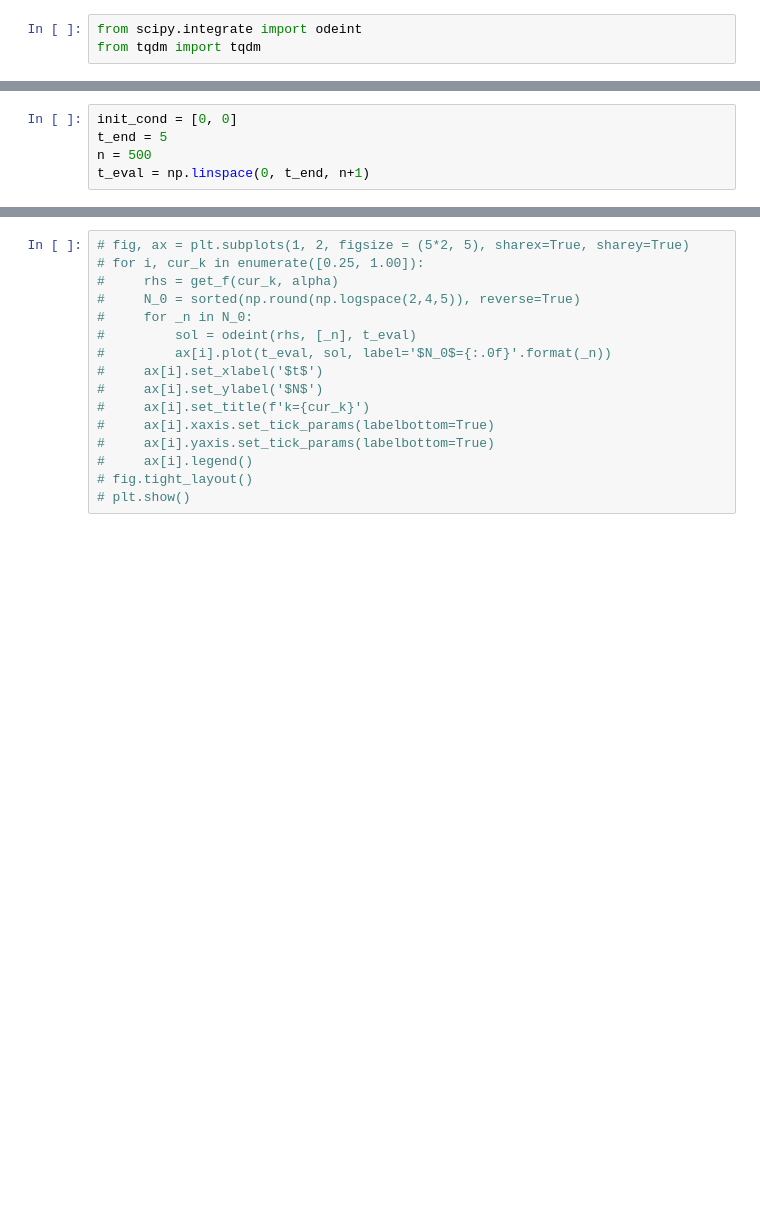
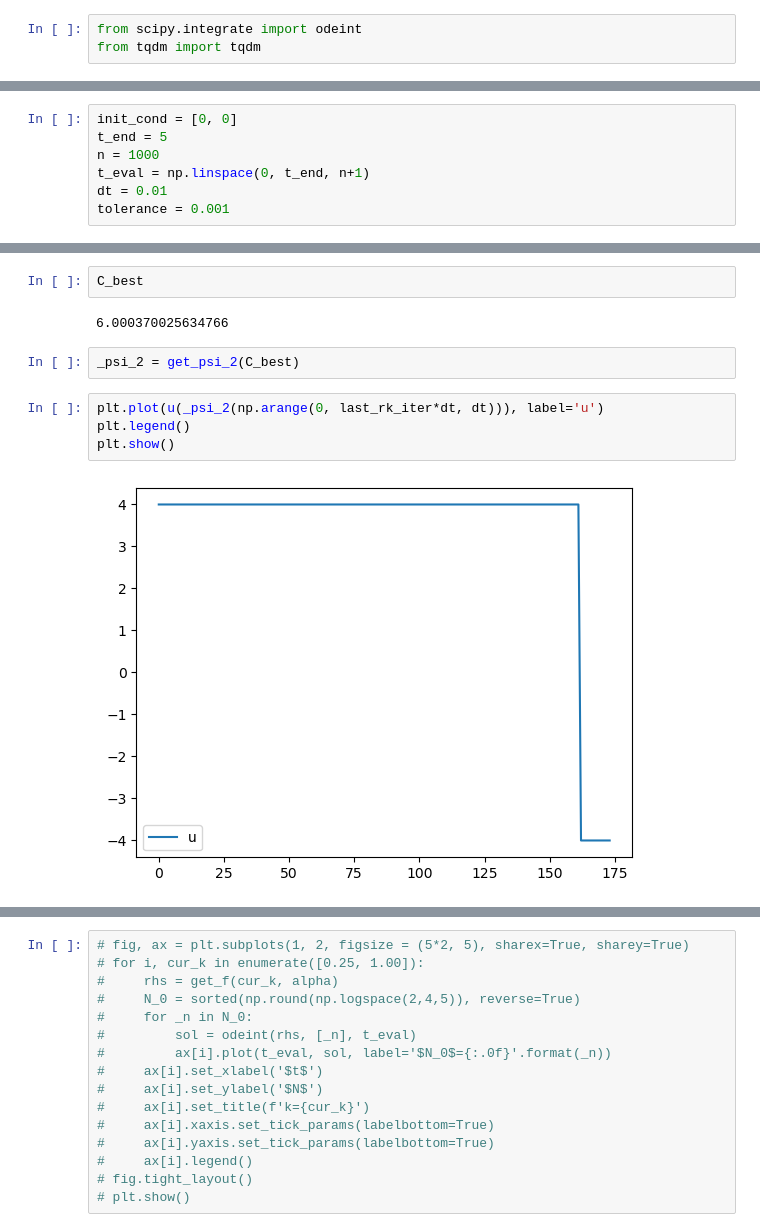
Before and after one commit to ravilkooo/met_opt, a Jupyter notebook: prac-7/Task.ipynb, the cells around one changed output, grey strips where cells are left out. Cells and saved outputs as stored; diff of their text form; blank space fills up the shorter version.

```diff
--- a/prac-7/Task.ipynb
+++ b/prac-7/Task.ipynb
@@ -35,6 +26,8 @@ def system_full(x, t):
 # %%
 init_cond = [0, 0]
 t_end = 5
-n = 500
+n = 1000
 t_eval = np.linspace(0, t_end, n+1)
+dt = 0.01
+tolerance = 0.001
 # %%
@@ -42 +93,13 @@ sol = odeint(system_full, init_cond, t_eval)
+# %%
+C_best
+# %% [output]
+6.000370025634766
+# %%
+_psi_2 = get_psi_2(C_best)
+# %%
+plt.plot(u(_psi_2(np.arange(0, last_rk_iter*dt, dt))), label='u')
+plt.legend()
+plt.show()
+# %% [output]
+[figure, added]
 # %%
```
Also changed, not shown: parts of 22 cells of this notebook.
